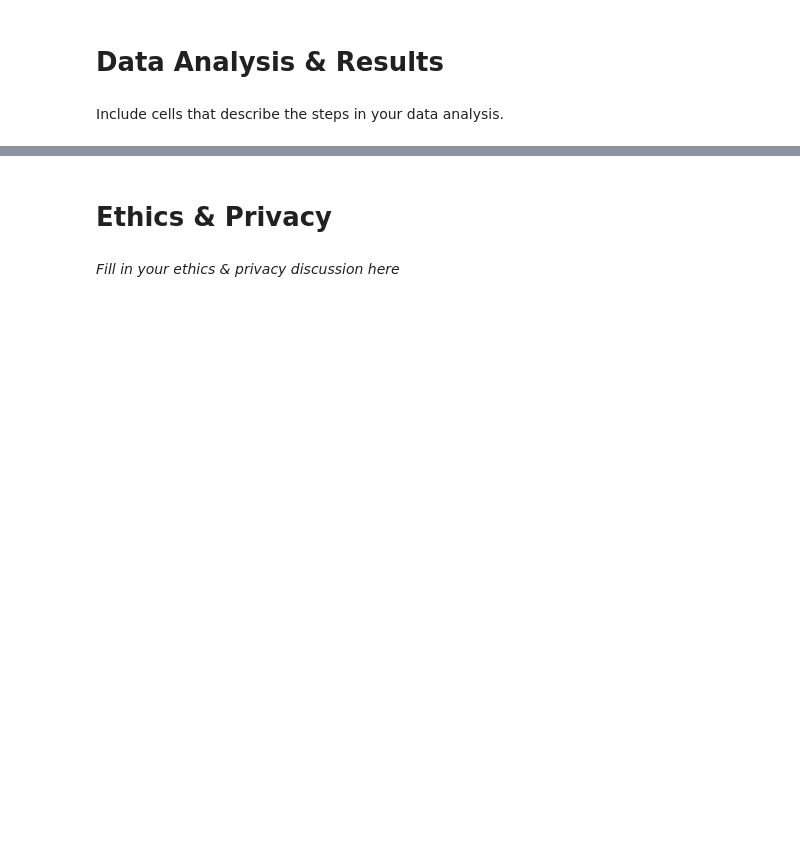
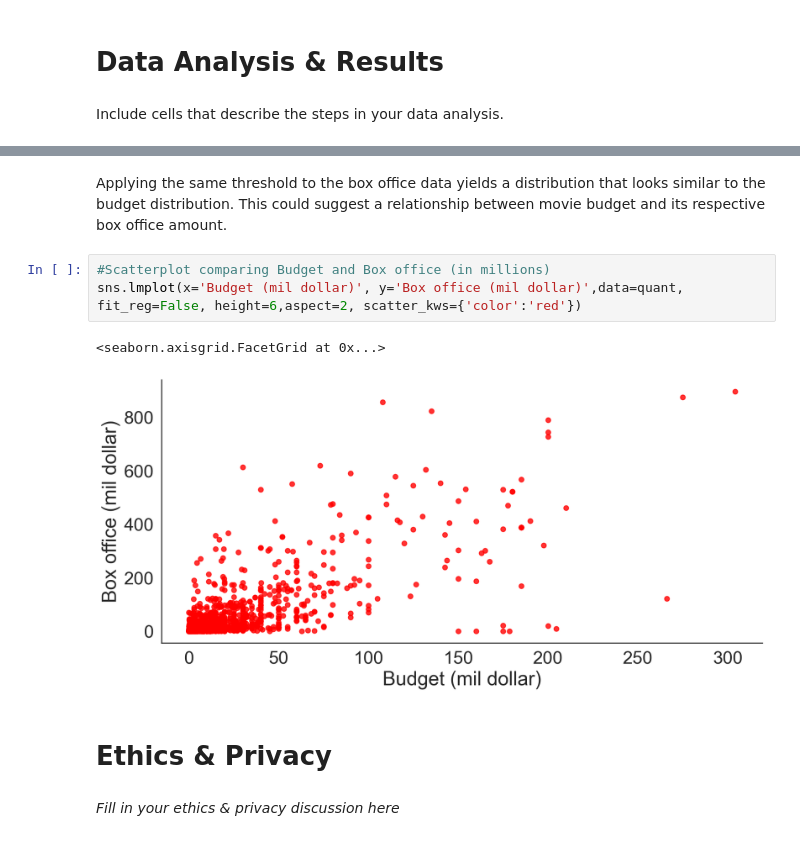
Before and after one commit to jjoycehu/pred-box-office, a Jupyter notebook: FinalProjectGroup_078-Fa22.ipynb, the cells around one changed output, grey strips where cells are left out. Cells and saved outputs as stored; diff of their text form; blank space fills up the shorter version.

```diff
--- a/FinalProjectGroup_078-Fa22.ipynb
+++ b/FinalProjectGroup_078-Fa22.ipynb
@@ -562,3 +623,11 @@ Include cells that describe the steps in your data analysis.
+# %% [markdown]
+Applying the same threshold to the box office data yields a distribution that looks similar to the budget distribution. This could suggest a relationship between movie budget and its respective box office amount.
+# %%
+#Scatterplot comparing Budget and Box office (in millions)
+sns.lmplot(x='Budget (mil dollar)', y='Box office (mil dollar)',data=quant, fit_reg=False, height=6,aspect=2, scatter_kws={'color':'red'})
+# %% [output]
+<seaborn.axisgrid.FacetGrid at 0x...>
+[figure, added]
 # %% [markdown]
 # Ethics & Privacy
 # %% [markdown]
```
Also changed, not shown: parts of 14 cells of this notebook.
